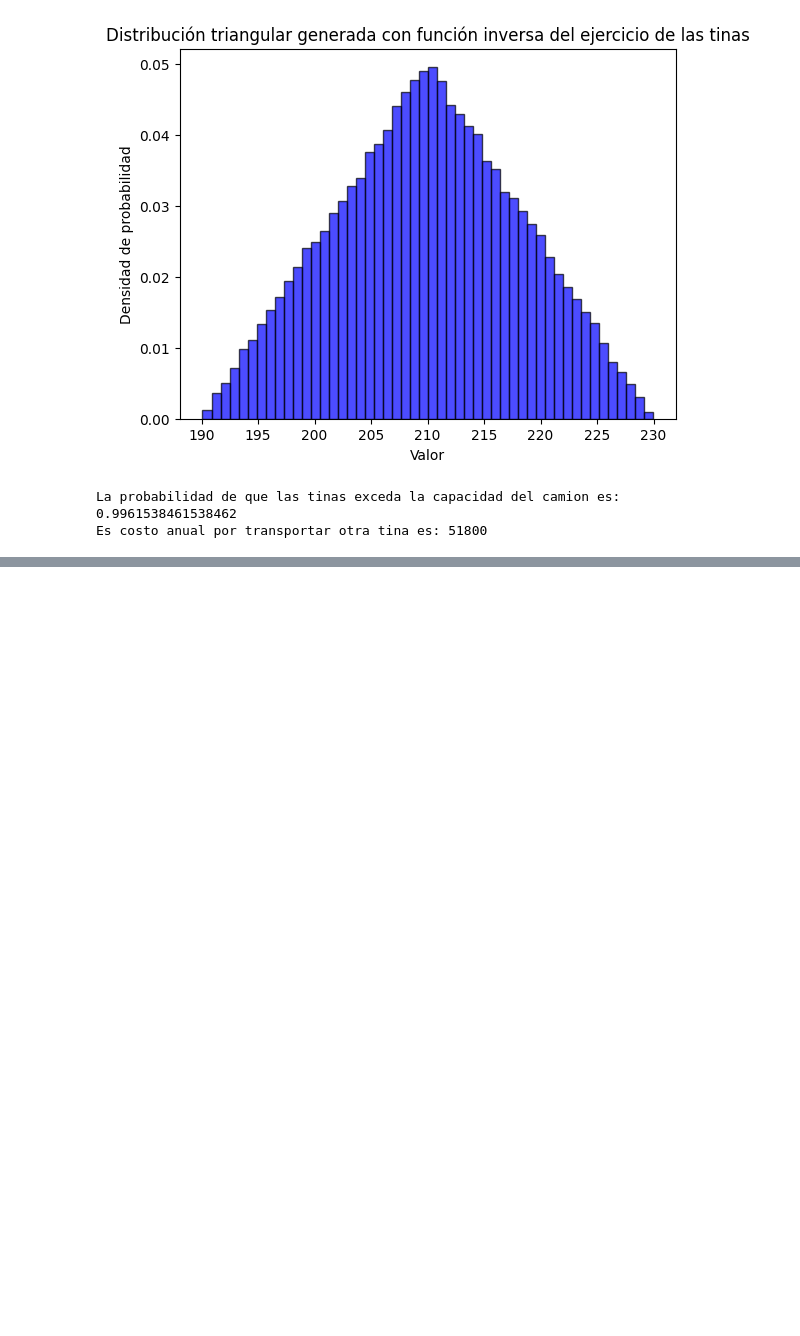
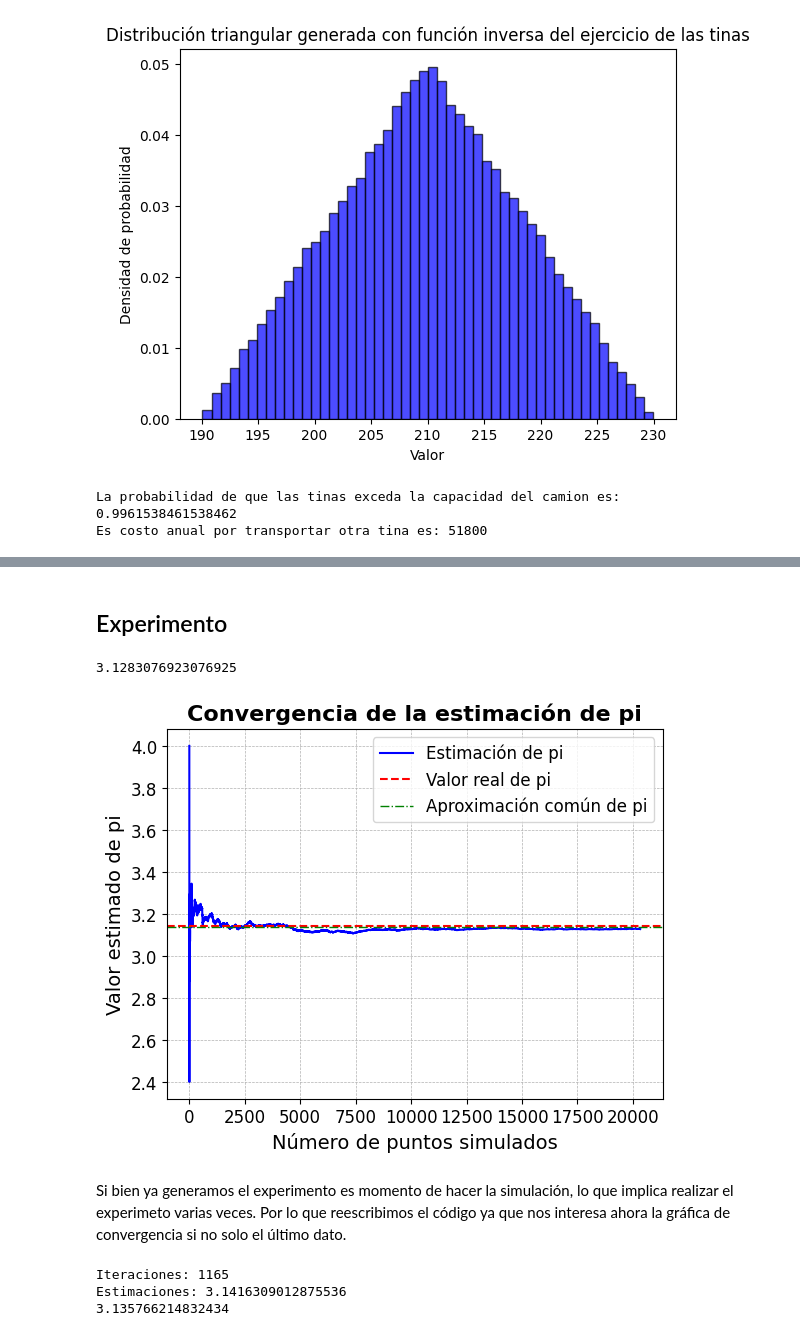
Before and after one commit to Zarate73/Simulaci-n-, a Jupyter notebook: Catalogo_de_distribuciones.ipynb, the cells around one changed output, grey strips where cells are left out. Drawn from its saved outputs; the diff is of its cells as text; code cells hidden in the pictures; blank space fills up the shorter version.

```diff
--- a/Catalogo_de_distribuciones.ipynb
+++ b/Catalogo_de_distribuciones.ipynb
@@ -728,0 +749,56 @@ Es costo anual por transportar otra tina es: 51800
+# %% [markdown]
+## Experimento
+# %%
+def estimacion_pi(N):
+  n=0
+  K=0
+  C=[]
+  for i in range(N):
+    x=rd.random()
+    y=rd.random()
+    if y <= np.sqrt(1-x**2):
+      n+=1
+      K=4*(n/(i+1))
+      C.append(K)
+
+
+    p=n/N
+    estimate=4*p
+
+
+  return C, estimate
+# %%
+G, h=estimacion_pi(26000)
+print(h)
+
+
+
+# Estilo de la gráfica
+plt.plot(G, color='blue', linestyle='-', linewidth=1.5, label='Estimación de pi')
+
+# Líneas de referencia
+plt.axhline(y=np.pi, color='red', linestyle='--', linewidth=1.5, label='Valor real de pi')
+plt.axhline(y=3.14, color='green', linestyle='-.', linewidth=1, label='Aproximación común de pi')
+
+# Configuración de etiquetas y título
+plt.xlabel('Número de puntos simulados', fontsize=14)
+plt.ylabel('Valor estimado de pi', fontsize=14)
+plt.title('Convergencia de la estimación de pi', fontsize=16, fontweight='bold')
+
+# Añadir una cuadrícula para mayor legibilidad
+plt.grid(True, linestyle='--', linewidth=0.5)
+
+# Añadir una leyenda
+plt.legend(fontsize=12)
+
+# Mejorar el aspecto de los ejes
+plt.xticks(fontsize=12)
+plt.yticks(fontsize=12)
+
+# Mostrar la gráfica
+plt.show()
+# %% [output]
+3.1283076923076925
+[figure, added]
+# %% [markdown]
+Si bien ya generamos el experimento es momento de hacer la simulación, lo que implica realizar el experimeto varias veces. Por lo que reescribimos el código ya que nos interesa ahora la gráfica de convergencia si no solo el último dato.
@@ -728,0 +830,9 @@ Es costo anual por transportar otra tina es: 51800
+# %%
+k, j, L= sim_pi(1)
+print("Iteraciones:",j)
+print("Estimaciones:",L)
+print(np.mean(k))
+# %% [output]
+Iteraciones: 1165
+Estimaciones: 3.1416309012875536
+3.135766214832434
```
Also changed, not shown: parts of 7 cells of this notebook.
